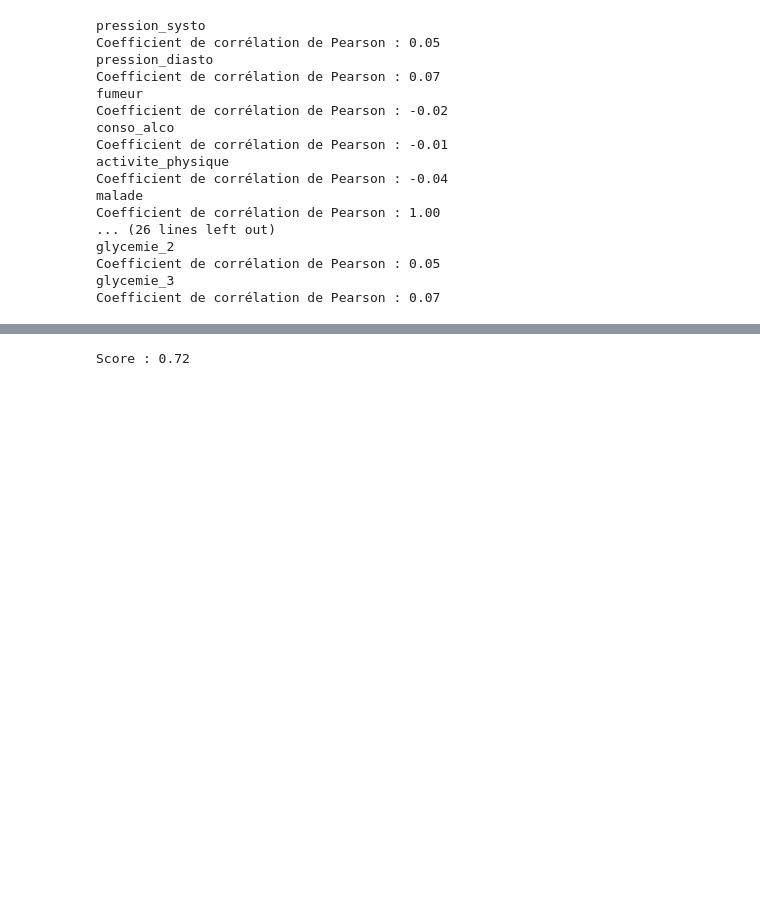
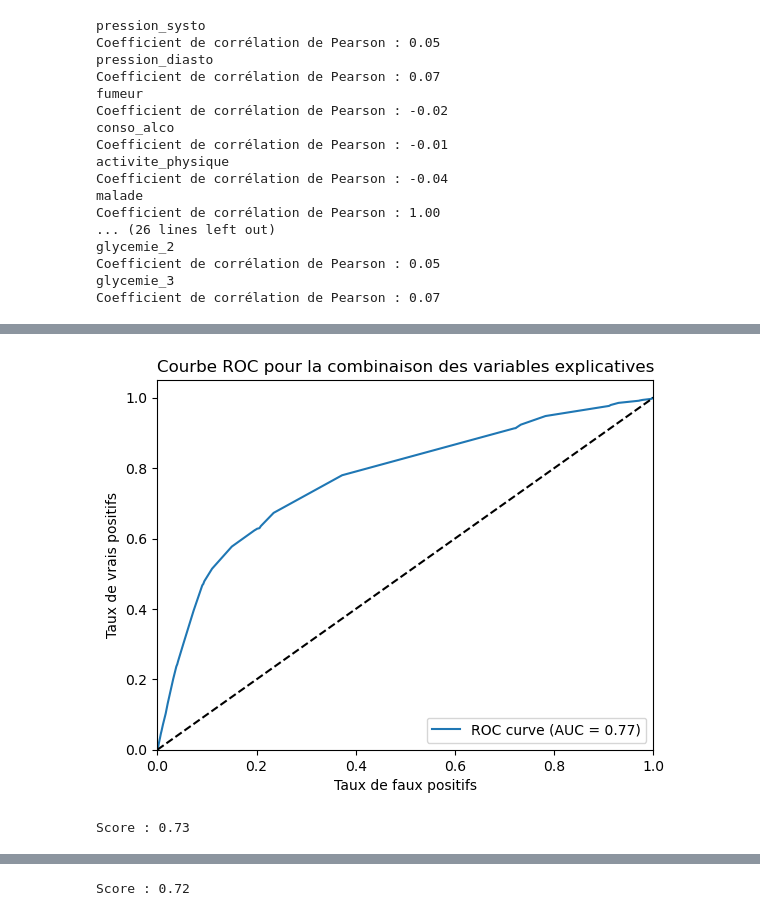
Before and after one commit to corentinGregoire/TP-Moreau, a Jupyter notebook: TP Maladies.ipynb, the cells around one changed output, grey strips where cells are left out. Saved outputs shown, nothing was run; the diff lists cells and outputs as text; code cells hidden in the pictures; blank space fills up the shorter version.

Commit message:
calcul de ROC

```diff
--- a/TP Maladies.ipynb
+++ b/TP Maladies.ipynb
@@ -198,0 +257,40 @@ plt.show()
+# %%
+# Extraire les colonnes des variables explicatives et la variable cible
+X = df_onehot[['pression_systo', 'cholesterol_eleve', 'cholesterol_tres eleve', 'classe_age_plus de 60 ans', 'IMC_Category_Obèse']]
+y = df_onehot['malade']
+
+# Calculer la courbe ROC et l'AUC pour la combinaison des variables explicatives
+fpr, tpr, thresholds = roc_curve(y, X.sum(axis=1))
+roc_auc = auc(fpr, tpr)
+
+
+plt.plot(fpr, tpr, label='ROC curve (AUC = %0.2f)' % roc_auc)
+plt.plot([0, 1], [0, 1], 'k--')
+plt.xlim([0.0, 1.0])
+plt.ylim([0.0, 1.05])
+plt.xlabel('Taux de faux positifs')
+plt.ylabel('Taux de vrais positifs')
+plt.title('Courbe ROC pour la combinaison des variables explicatives')
+plt.legend(loc="lower right")
+plt.show()
+# %% [output]
+[figure, added]
+# %%
+X = df_onehot[['pression_systo', 'cholesterol_eleve', 'cholesterol_tres eleve', 'classe_age_plus de 60 ans', 'IMC_Category_Obèse']]
+y = df_onehot['malade']
+
+X_train, X_test, y_train, y_test = train_test_split(X, y, test_size=0.33, random_state=42)
+
+# Créer un objet RandomForestClassifier avec des paramètres par défaut
+rfc = RandomForestClassifier()
+
+# Entraîner le modèle sur l'ensemble d'entraînement
+rfc.fit(X_train, y_train)
+
+# Évaluer les performances du modèle sur l'ensemble de test
+score = rfc.score(X_test, y_test)
+
+# Afficher le score
+print('Score : {:.2f}'.format(score))
+# %% [output]
+Score : 0.73
```
Also changed, not shown: parts of 23 cells of this notebook.
